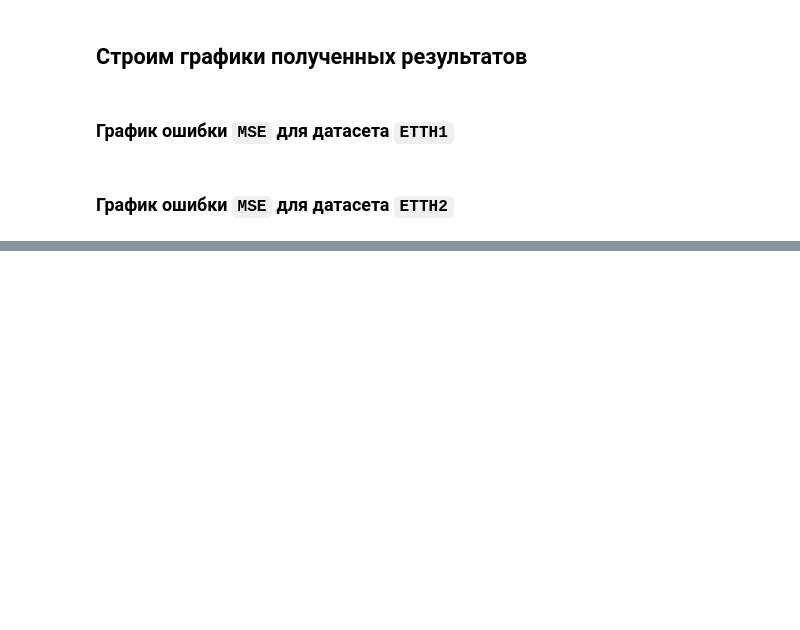
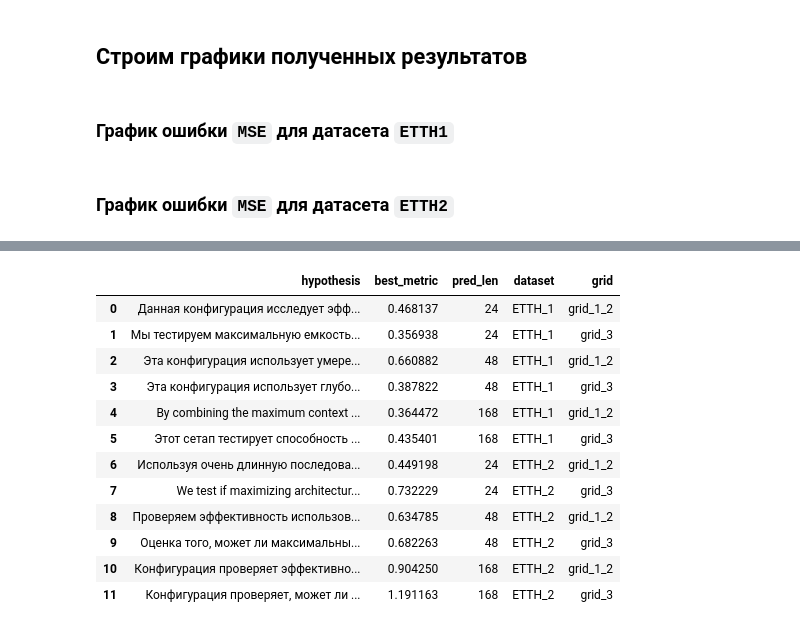
Before and after one commit to WpythonW/NAS_LLM, a Jupyter notebook: analize_result.ipynb, the cells around one changed output, grey strips where cells are left out. Saved outputs shown, nothing was run; the diff lists cells and outputs as text; code cells hidden in the pictures; blank space fills up the shorter version.

```diff
--- a/analize_result.ipynb
+++ b/analize_result.ipynb
@@ -158,0 +244,62 @@ for pred_len in data_etth_2.keys():
+# %%
+data_worst_hypot = {
+    "hypothesis": [],
+    "best_metric": [],
+    "pred_len": [],
+    "dataset": [],
+    "grid": []
+}
+
+
+for pred_len in data_etth_1.keys():
+    for key in data_etth_1[pred_len].keys():
+        if "optuna" not in key:
+            d = data_etth_1[pred_len][key].copy()
+            d = d[d["mse_test"] == d["mse_test"].max()]
+            # display(d)
+
+            data_worst_hypot["hypothesis"].append(d["hypothesis"].values[0])
+            data_worst_hypot["best_metric"].append(d["mse_test"].values[0])
+            data_worst_hypot["pred_len"].append(pred_len)
+            data_worst_hypot["dataset"].append("ETTH_1")
+
+            if "grid_3" in key:
+                data_worst_hypot["grid"].append("grid_3")
+            else:
+                data_worst_hypot["grid"].append("grid_1_2")
+
+
+for pred_len in data_etth_2.keys():
+    for key in data_etth_2[pred_len].keys():
+        if "optuna" not in key:
+            d = data_etth_2[pred_len][key].copy()
+            d = d[d["mse_test"] == d["mse_test"].max()]
+            # display(d)
+
+            data_worst_hypot["hypothesis"].append(d["hypothesis"].values[0])
+            data_worst_hypot["best_metric"].append(d["mse_test"].values[0])
+            data_worst_hypot["pred_len"].append(pred_len)
+            data_worst_hypot["dataset"].append("ETTH_2")
+
+            if "grid_3" in key:
+                data_worst_hypot["grid"].append("grid_3")
+            else:
+                data_worst_hypot["grid"].append("grid_1_2")
+
+
+data_worst_hypot = pd.DataFrame(data_worst_hypot)
+data_worst_hypot
+# %% [output]
+|  | hypothesis | best_metric | pred_len | dataset | grid |
+| 0 | Данная конфигурация исследует эфф... | 0.468137 | 24 | ETTH_1 | grid_1_2 |
+| 1 | Мы тестируем максимальную емкость... | 0.356938 | 24 | ETTH_1 | grid_3 |
+| 2 | Эта конфигурация использует умере... | 0.660882 | 48 | ETTH_1 | grid_1_2 |
+| 3 | Эта конфигурация использует глубо... | 0.387822 | 48 | ETTH_1 | grid_3 |
+| 4 | By combining the maximum context ... | 0.364472 | 168 | ETTH_1 | grid_1_2 |
+| 5 | Этот сетап тестирует способность ... | 0.435401 | 168 | ETTH_1 | grid_3 |
+| 6 | Используя очень длинную последова... | 0.449198 | 24 | ETTH_2 | grid_1_2 |
+| 7 | We test if maximizing architectur... | 0.732229 | 24 | ETTH_2 | grid_3 |
+| 8 | Проверяем эффективность использов... | 0.634785 | 48 | ETTH_2 | grid_1_2 |
+| 9 | Оценка того, может ли максимальны... | 0.682263 | 48 | ETTH_2 | grid_3 |
+| 10 | Конфигурация проверяет эффективно... | 0.904250 | 168 | ETTH_2 | grid_1_2 |
+| 11 | Конфигурация проверяет, может ли ... | 1.191163 | 168 | ETTH_2 | grid_3 |
```
Also changed, not shown: parts of 6 cells of this notebook, 6 other files.
